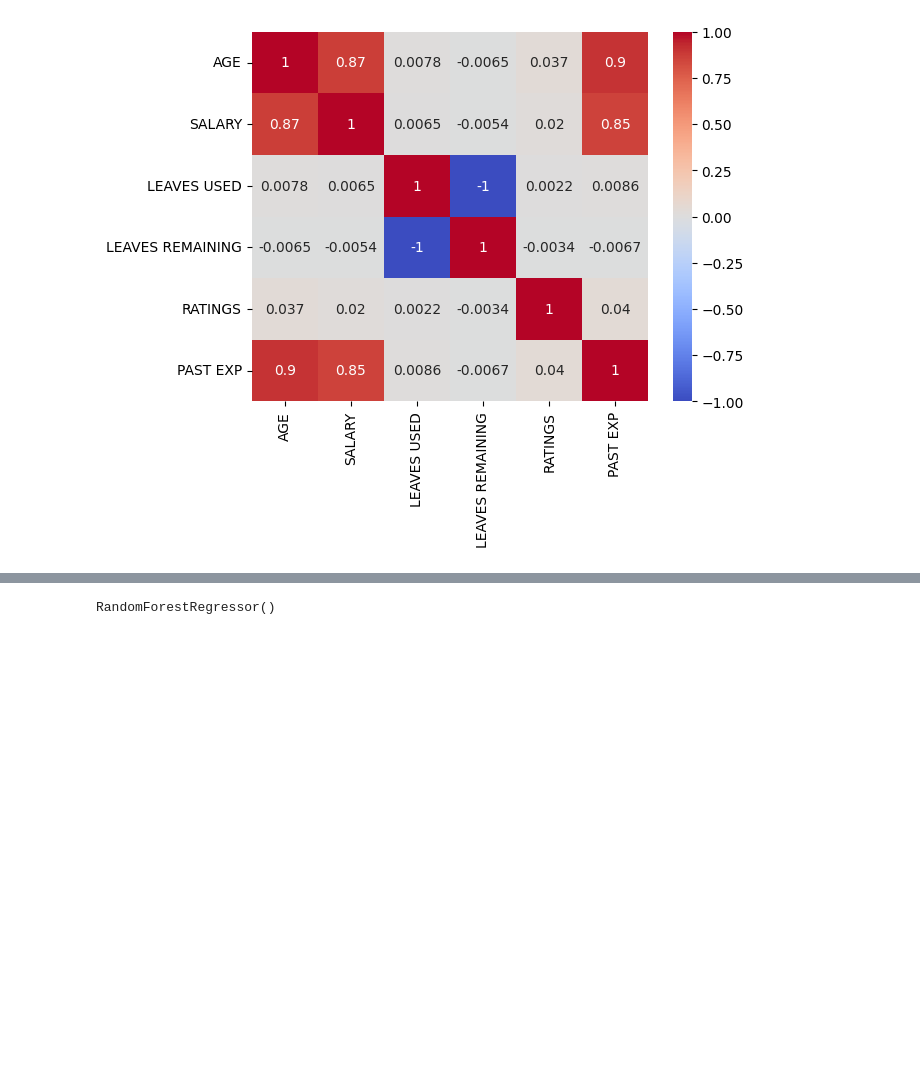
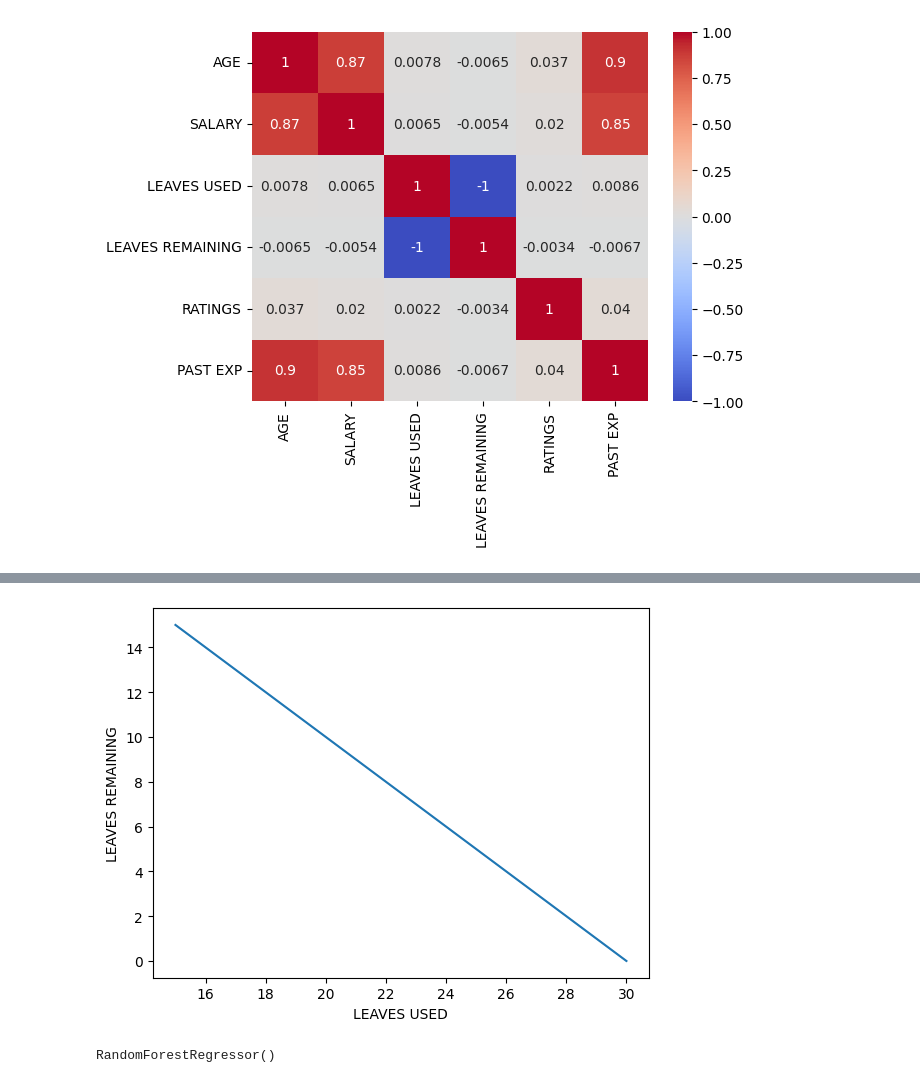
Before and after one commit to siricharana/Salary_Predicition, a Jupyter notebook: Salary_Prediction.ipynb, the cells around one changed output, grey strips where cells are left out. Drawn from its saved outputs; the diff is of its cells as text; code cells hidden in the pictures; blank space fills up the shorter version.

```diff
--- a/Salary_Prediction.ipynb
+++ b/Salary_Prediction.ipynb
@@ -39,3 +49,8 @@ max      23.000000
+# %%
+sns.lineplot(x='LEAVES USED',y='LEAVES REMAINING',data=df)
+plt.show()
+# %% [output]
+[figure, added]
 # %%
 # Remove rows with NaN values
 df = df.dropna()
```
Also changed, not shown: parts of 1 cell of this notebook.
